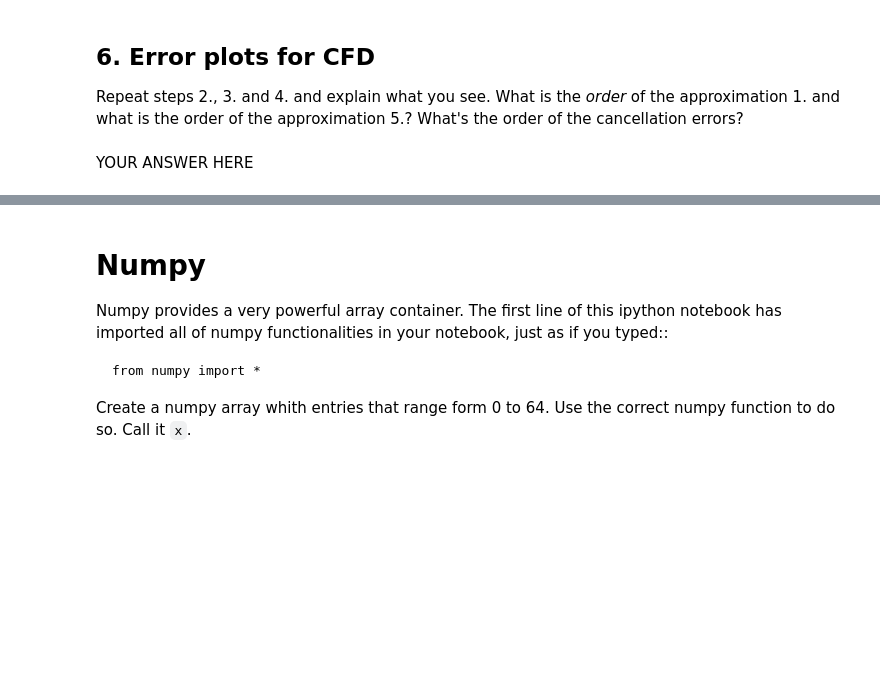
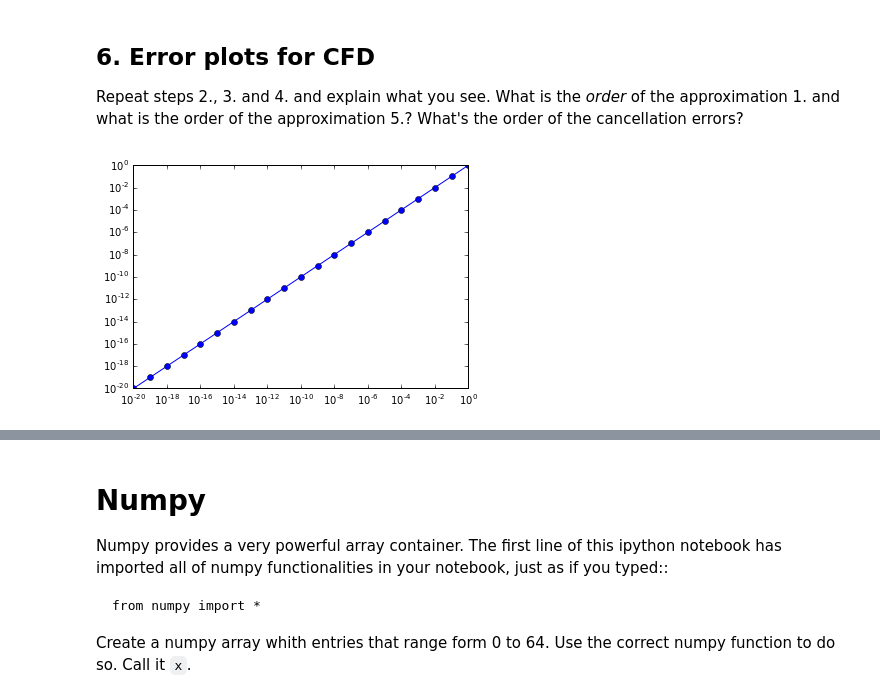
Before and after one commit to ginevracoal/P1.4_seed, a Jupyter notebook: assignments/00_Basics/D1-exercises.ipynb, the cells around one changed output, grey strips where cells are left out. Saved outputs shown, nothing was run; the diff lists cells and outputs as text; code cells hidden in the pictures; blank space fills up the shorter version.

```diff
--- a/assignments/00_Basics/D1-exercises.ipynb
+++ b/assignments/00_Basics/D1-exercises.ipynb
@@ -122,10 +144,9 @@ Write a function that computes the central finite difference approximation (`CFD
 $$
 CFD(f,x,h) := \frac{f(x+h)-f(x-h)}{2h}
 $$
-# %%
-def CFD(f, x, h):
-    # YOUR CODE HERE
-    raise NotImplementedError()
+# %%
+def CFD(f, x, h):
+    return (f(x+h)-f(x-h))/(2*h)
 # %%
 assert_equal(CFD(lambda x: x**2, 0.0, .5), 0.0)
 assert_equal(CFD(lambda x: x**2, 1.0, .5), 2.0)
@@ -139,2 +157,14 @@ raise NotImplementedError()
-# %% [markdown]
-YOUR ANSWER HERE
+# %%
+# 2.
+from math import sin
+cfd1 = list()
+for i in range(21):
+    cfd1.append(CFD(sin, 1, 10**(-i)))
+# %%
+# 3.
+values_cfd1 = [10**(-i) for i in range(21)]
+errors_cfd1 = abs(cfd1-cos(1.0))
+
+_ = plt.loglog(values_cfd1, values_cfd1, '-o', basex=10, basey=10)
+# %% [output]
+[figure, added]
```
Also changed, not shown: parts of 47 cells of this notebook.
